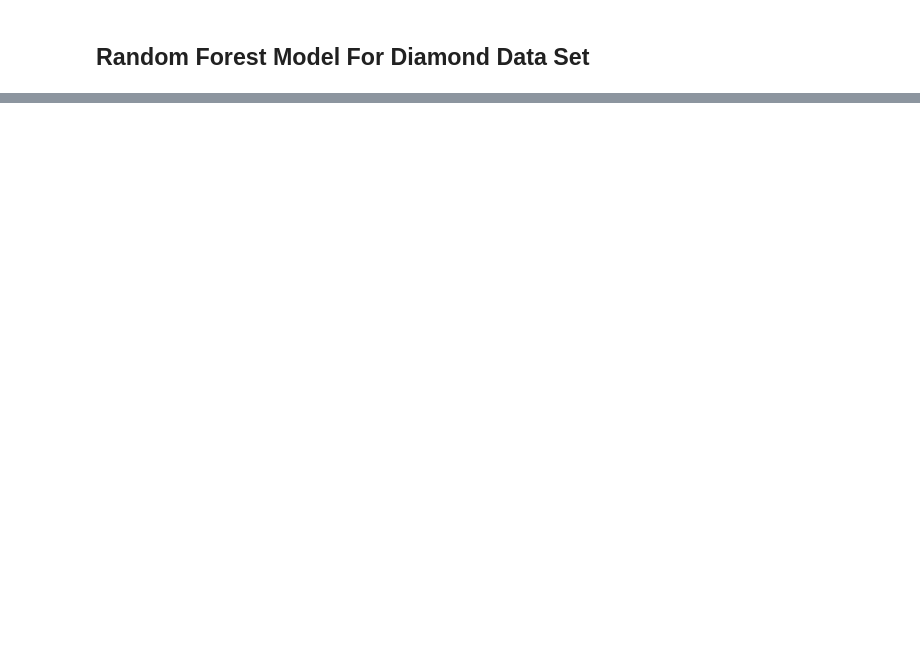
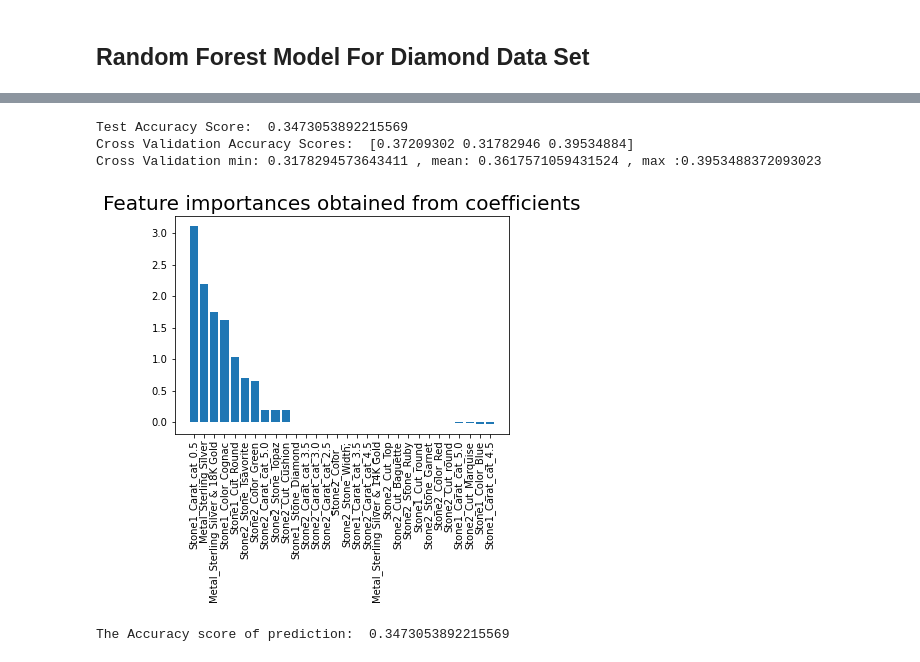
Before and after one commit to rgandhre/SpringBoard, a Jupyter notebook: DataScience_Capstone2/notebooks/Effy_EDA_Rings.ipynb, the cells around one changed output, grey strips where cells are left out. Saved outputs shown, nothing was run; the diff lists cells and outputs as text; code cells hidden in the pictures; blank space fills up the shorter version.

```diff
--- a/DataScience_Capstone2/notebooks/Effy_EDA_Rings.ipynb
+++ b/DataScience_Capstone2/notebooks/Effy_EDA_Rings.ipynb
@@ -1122,0 +1105,29 @@ print(classification_report(y_test, y_pred_rf))
+# %%
+logr = LogisticRegression(C=10, penalty= 'l2', solver = 'newton-cg')
+logr.fit(X_train,y_train)
+importances = pd.DataFrame(data={'Attribute':X_train.columns, 'Importance':logr.coef_[0]})
+importances = importances.sort_values(by='Importance',ascending=False)
+# %%
+from sklearn.model_selection import cross_val_score
+
+score=logr.score(X_test, y_test)
+print("Test Accuracy Score: ", score)
+scores = cross_val_score(logr,X_train,y_train,cv=3,scoring='accuracy')
+print("Cross Validation Accuracy Scores: ", scores)
+print("Cross Validation min: {} , mean: {} , max :{}".format(scores.min(), scores.mean(), scores.max() ))
+# %% [output]
+Test Accuracy Score:  0.3473053892215569
+Cross Validation Accuracy Scores:  [0.37209302 0.31782946 0.39534884]
+Cross Validation min: 0.3178294573643411 , mean: 0.3617571059431524 , max :0.3953488372093023
+# %%
+plt.bar(x=importances['Attribute'][:30], height=importances['Importance'][:30])
+plt.title('Feature importances obtained from coefficients', size=20)
+plt.xticks(rotation='vertical')
+plt.show()
+# %% [output]
+[figure, added]
+# %%
+y_pred = logr.predict(X_test)
+print("The Accuracy score of prediction: " ,accuracy_score(y_test, y_pred))
+# %% [output]
+The Accuracy score of prediction:  0.3473053892215569
```
Also changed, not shown: parts of 65 cells of this notebook.
